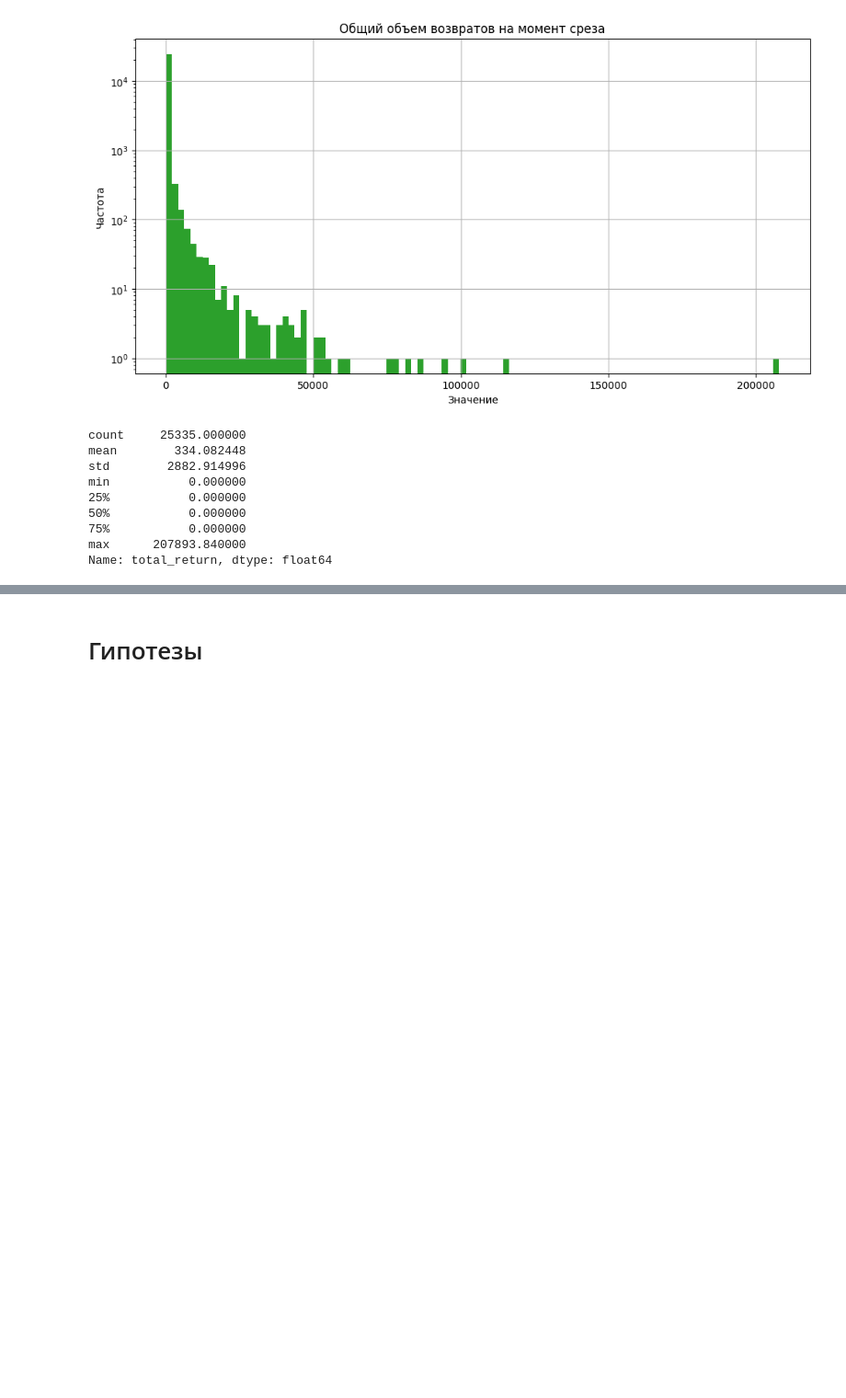
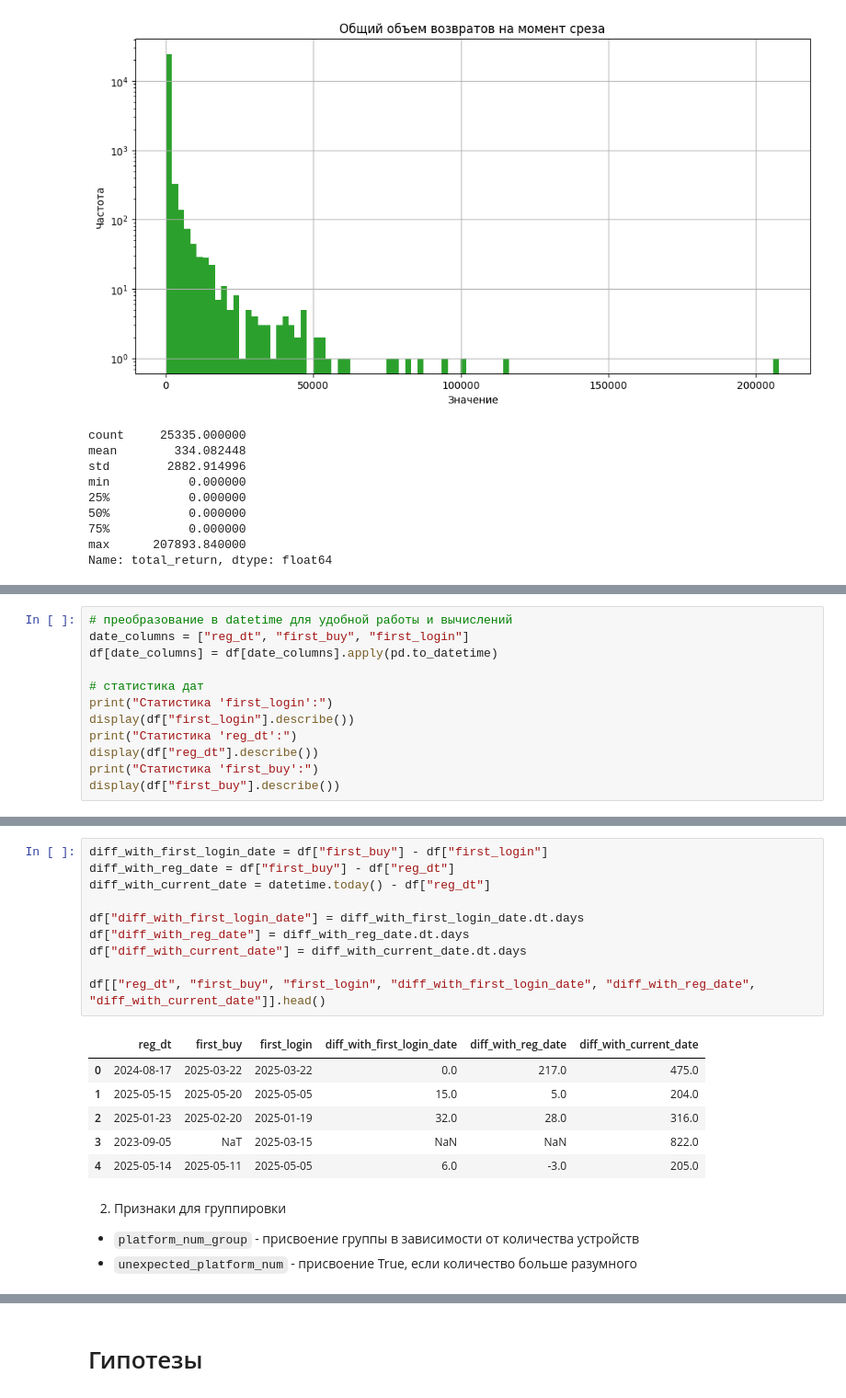
Before and after one commit to alexpunder/praktikum_keis_4, a Jupyter notebook: Шаблон_Чек-пойнт_1.ipynb, the cells around one changed output, grey strips where cells are left out. Shown at 92% size. Cells and saved outputs as stored; diff of their text form; blank space fills up the shorter version.

Commit message:
Первоначальная очистка и анализ данных: начало работы и проверка данных.

```diff
--- a/Шаблон_Чек-пойнт_1.ipynb
+++ b/Шаблон_Чек-пойнт_1.ipynb
@@ -200,0 +216,12 @@ Name: total_return, dtype: float64
+# %%
+# преобразование в datetime для удобной работы и вычислений
+date_columns = ["reg_dt", "first_buy", "first_login"]
+df[date_columns] = df[date_columns].apply(pd.to_datetime)
+
+# статистика дат
+print("Статистика 'first_login':")
+display(df["first_login"].describe())
+print("Статистика 'reg_dt':")
+display(df["reg_dt"].describe())
+print("Статистика 'first_buy':")
+display(df["first_buy"].describe())
@@ -200,0 +335,21 @@ Name: total_return, dtype: float64
+# %%
+diff_with_first_login_date = df["first_buy"] - df["first_login"]
+diff_with_reg_date = df["first_buy"] - df["reg_dt"]
+diff_with_current_date = datetime.today() - df["reg_dt"]
+
+df["diff_with_first_login_date"] = diff_with_first_login_date.dt.days
+df["diff_with_reg_date"] = diff_with_reg_date.dt.days
+df["diff_with_current_date"] = diff_with_current_date.dt.days
+
+df[["reg_dt", "first_buy", "first_login", "diff_with_first_login_date", "diff_with_reg_date", "diff_with_current_date"]].head()
+# %% [output]
+|  | reg_dt | first_buy | first_login | diff_with_first_login_date | diff_with_reg_date | diff_with_current_date |
+| 0 | 2024-08-17 | 2025-03-22 | 2025-03-22 | 0.0 | 217.0 | 475.0 |
+| 1 | 2025-05-15 | 2025-05-20 | 2025-05-05 | 15.0 | 5.0 | 204.0 |
+| 2 | 2025-01-23 | 2025-02-20 | 2025-01-19 | 32.0 | 28.0 | 316.0 |
+| 3 | 2023-09-05 | NaT | 2025-03-15 | NaN | NaN | 822.0 |
+| 4 | 2025-05-14 | 2025-05-11 | 2025-05-05 | 6.0 | -3.0 | 205.0 |
+# %% [markdown]
+2. Признаки для группировки
+- `platform_num_group` - присвоение группы в зависимости от количества устройств
+- `unexpected_platform_num` - присвоение True, если количество больше разумного
```
Also changed, not shown: parts of 24 cells of this notebook.
